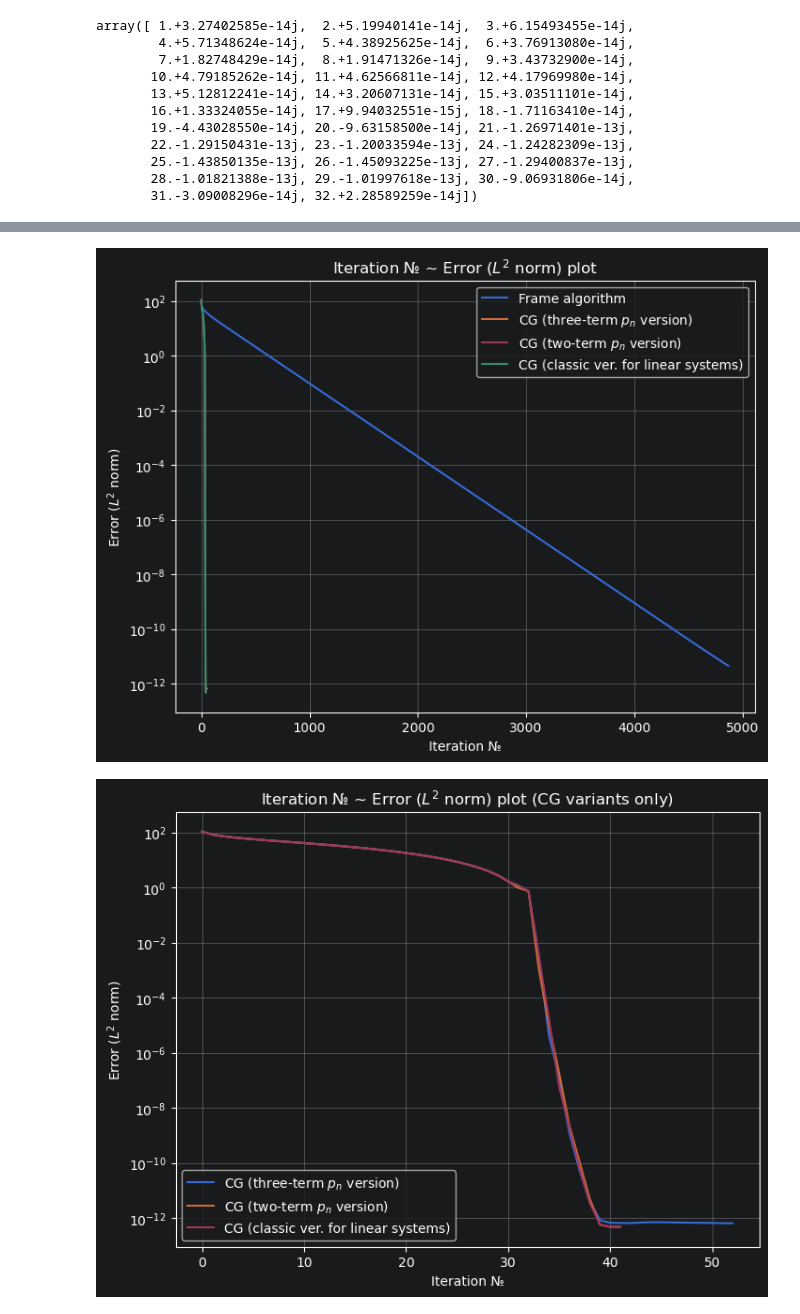
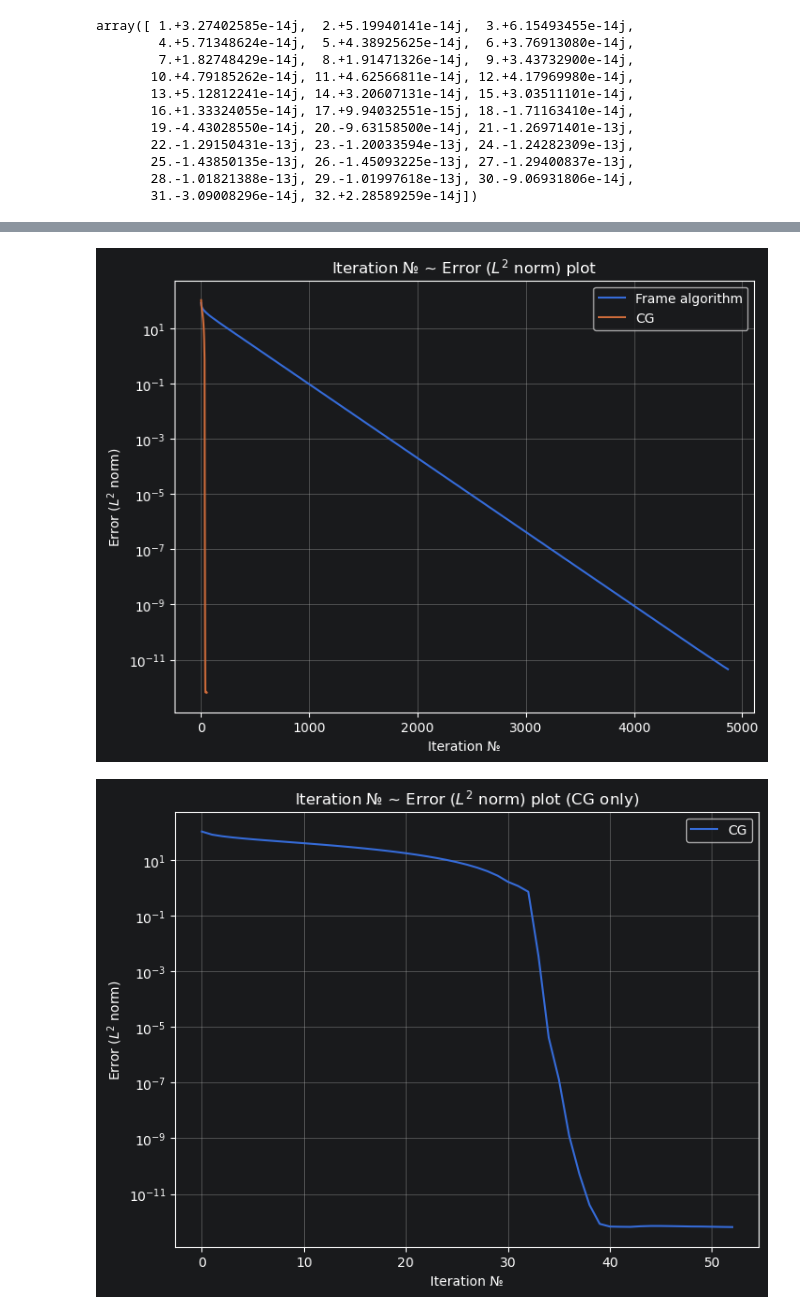
Before and after one commit to michael15346/frames, a Jupyter notebook: frames.ipynb, the cells around one changed output, grey strips where cells are left out. Drawn from its saved outputs; the diff is of its cells as text; code cells hidden in the pictures.

```diff
--- a/frames.ipynb
+++ b/frames.ipynb
@@ -236,24 +144,20 @@ plt.xlabel("Iteration №")
 plt.ylabel("Error ($L^2$ norm)")
 plt.grid(True)
 plt.semilogy(errors_frame_alg, label='Frame algorithm')
-plt.semilogy(errors_cg, label='CG (three-term $p_n$ version)')
-plt.semilogy(errors_cg_two, label='CG (two-term $p_n$ version)')
-plt.semilogy(errors_cg_classic, label='CG (classic ver. for linear systems)')
+plt.semilogy(errors_cg, label='CG')
 plt.title("Iteration № ~ Error ($L^2$ norm) plot")
 plt.legend()
 plt.show()
 # %% [output]
-[figure, old version]
+[figure, new version]
 # %%
 plt.figure(figsize=(8,6))
 plt.xlabel("Iteration №")
 plt.ylabel("Error ($L^2$ norm)")
 plt.grid(True)
-plt.semilogy(errors_cg, label='CG (three-term $p_n$ version)')
-plt.semilogy(errors_cg_two, label='CG (two-term $p_n$ version)')
-plt.semilogy(errors_cg_classic, label='CG (classic ver. for linear systems)')
-plt.title("Iteration № ~ Error ($L^2$ norm) plot (CG variants only)")
+plt.semilogy(errors_cg, label='CG')
+plt.title("Iteration № ~ Error ($L^2$ norm) plot (CG only)")
 plt.legend()
 plt.show()
 # %% [output]
-[figure, old version]
+[figure, new version]
```
Also changed, not shown: parts of 15 cells of this notebook.
